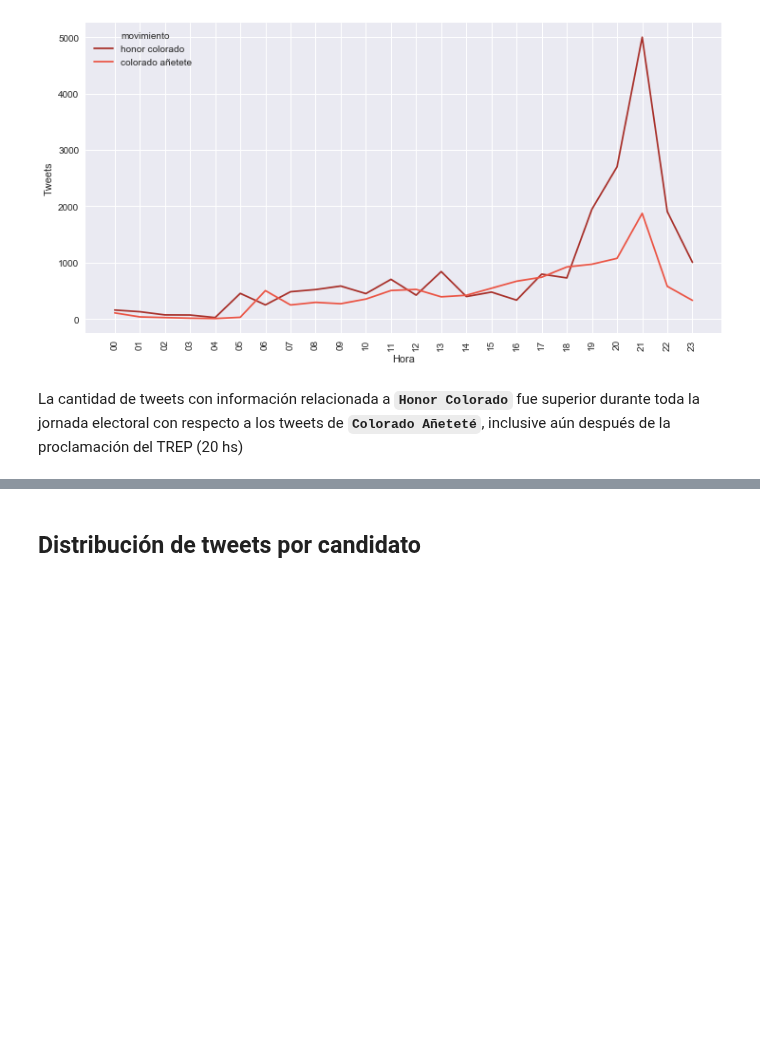
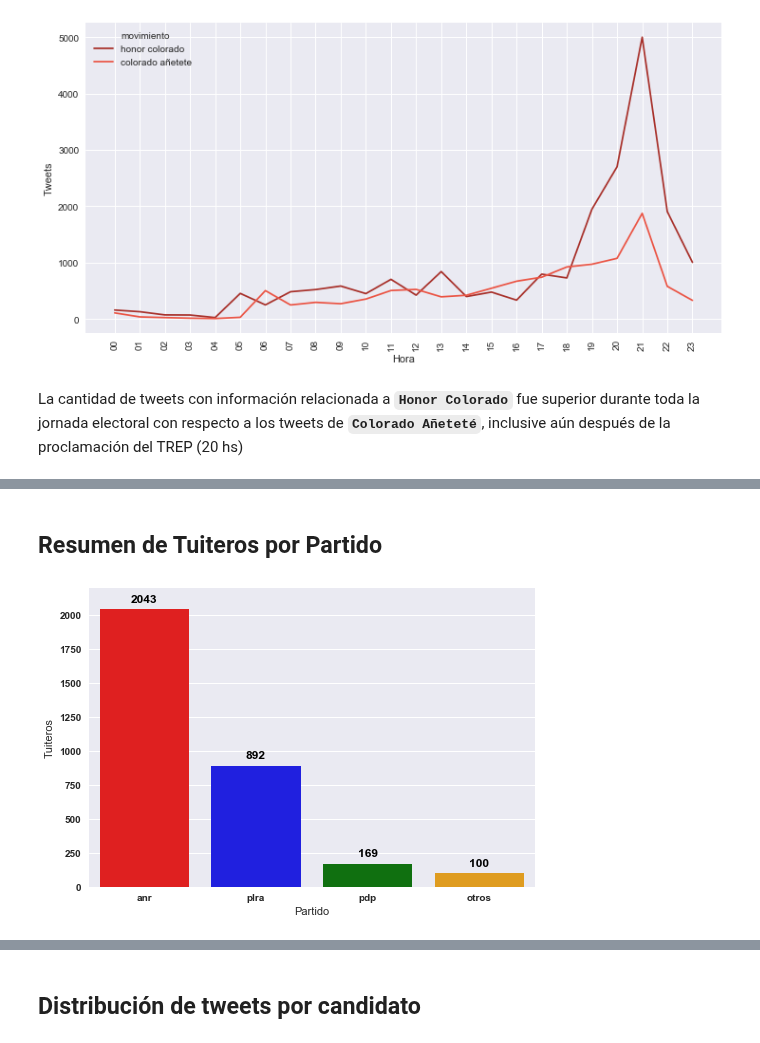
Before and after one commit to ParticipaPY/politic-bots, a Jupyter notebook: reports/notebooks/bots_politicos_generales_2018.ipynb, the cells around one changed output, grey strips where cells are left out. Saved outputs shown, nothing was run; the diff lists cells and outputs as text; code cells hidden in the pictures; blank space fills up the shorter version.

```diff
--- a/reports/notebooks/bots_politicos_generales_2018.ipynb
+++ b/reports/notebooks/bots_politicos_generales_2018.ipynb
@@ -592,0 +642,4 @@ La cantidad de tweets con información relacionada a **`Honor Colorado`** fue su
+# %%
+users = dbu.get_users_and_activity(**{'partido': 'anr'})
+print('{0} usuarios tuitearon utilizando hashtags vinculados al partido ANR'.
+      format(len(users)))
@@ -592,0 +683,4 @@ La cantidad de tweets con información relacionada a **`Honor Colorado`** fue su
+# %%
+users_plra = dbu.get_users_and_activity(**{'partido': 'plra'})
+print('{0} usuarios tuitearon utilizando hashtags vinculados al partido PLRA'.
+      format(len(users_plra)))
@@ -592,0 +725,4 @@ La cantidad de tweets con información relacionada a **`Honor Colorado`** fue su
+# %%
+users_pdp = dbu.get_users_and_activity(**{'partido': 'pdp'})
+print('{0} usuarios tuitearon utilizando hashtags vinculados al partido PDP'.
+      format(len(users_pdp)))
@@ -592,0 +767,5 @@ La cantidad de tweets con información relacionada a **`Honor Colorado`** fue su
+# %%
+users_otros = dbu.search({ "$and": [ { "party": { "$ne": "plra" } }, { "party": { "$ne": "anr" } }, { "party": { "$ne": "pdp" } }, { "party": { "$ne": None } } ] })
+
+print('{0} usuarios tuitearon utilizando hashtags vinculados a otros partidos'.
+      format(users_otros.count()))
@@ -592,0 +854,16 @@ La cantidad de tweets con información relacionada a **`Honor Colorado`** fue su
+# %% [markdown]
+## Resumen de Tuiteros por Partido
+# %%
+tuiteros_por_partido = pd.DataFrame({
+    'Partido': ['anr', 'plra', 'pdp', 'otros'],
+    'Tuiteros': [len(users), len(users_plra), len(users_pdp), users_otros.count()]
+}, index=['anr', 'plra', 'pdp', 'otros'])
+fig = sns.barplot(x='Partido', y='Tuiteros', data=tuiteros_por_partido, palette=["red", "blue", "green", "orange"])
+for p in fig.patches:
+    fig.annotate("%d" % p.get_height(), (p.get_x() + p.get_width() / 2., p.get_height()),
+                 ha='center', va='center', fontsize=12, color='black', xytext=(0, 10),
+                 textcoords='offset points')
+_ = fig.set_ylim(0,2200) #To make space for the annotations
+plt.show()
+# %% [output]
+[figure, added]
```
Also changed, not shown: parts of 49 cells of this notebook.
